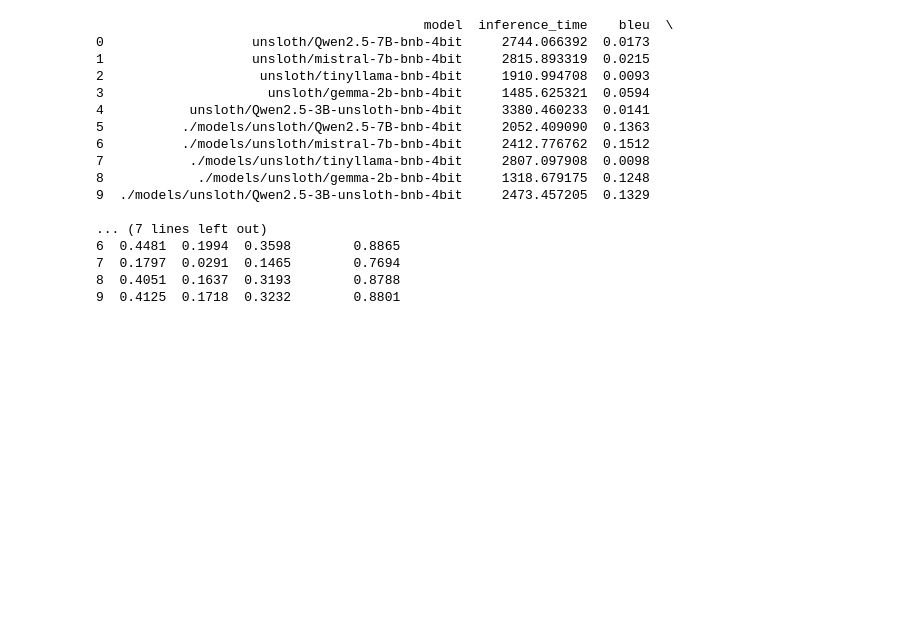
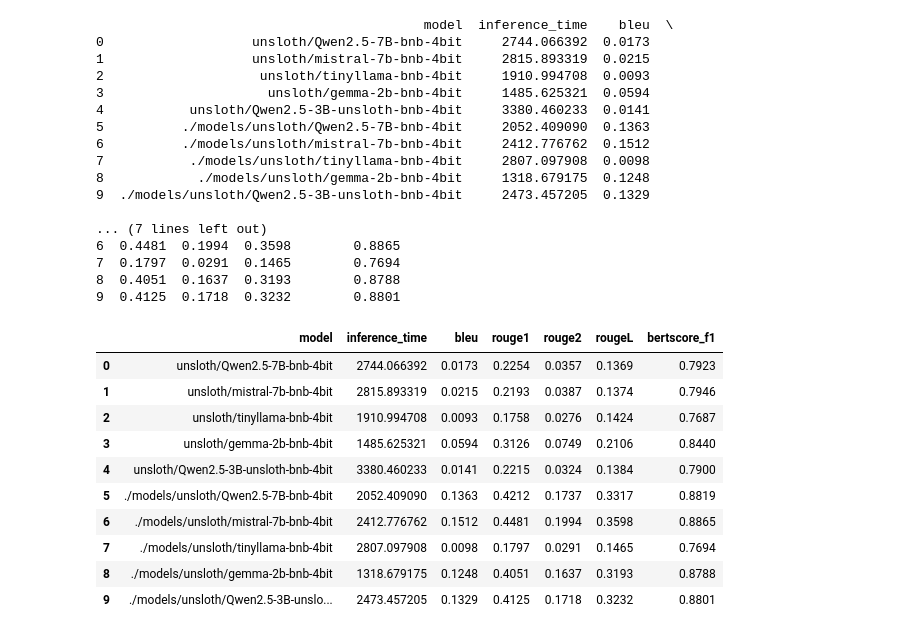
Before and after one commit to michp15/DSC514_NLP_Project, a Jupyter notebook: nlp_modeling.ipynb, the cells around one changed output. Drawn from its saved outputs; the diff is of its cells as text; code cells hidden in the pictures; blank space fills up the shorter version.

```diff
--- a/nlp_modeling.ipynb
+++ b/nlp_modeling.ipynb
@@ -1088,0 +1093,14 @@ df.to_csv('metrics.csv', index=False)
+# %%
+metrics
+# %% [output]
+|  | model | inference_time | bleu | rouge1 | rouge2 | rougeL | bertscore_f1 |
+| 0 | unsloth/Qwen2.5-7B-bnb-4bit | 2744.066392 | 0.0173 | 0.2254 | 0.0357 | 0.1369 | 0.7923 |
+| 1 | unsloth/mistral-7b-bnb-4bit | 2815.893319 | 0.0215 | 0.2193 | 0.0387 | 0.1374 | 0.7946 |
+| 2 | unsloth/tinyllama-bnb-4bit | 1910.994708 | 0.0093 | 0.1758 | 0.0276 | 0.1424 | 0.7687 |
+| 3 | unsloth/gemma-2b-bnb-4bit | 1485.625321 | 0.0594 | 0.3126 | 0.0749 | 0.2106 | 0.8440 |
+| 4 | unsloth/Qwen2.5-3B-unsloth-bnb-4bit | 3380.460233 | 0.0141 | 0.2215 | 0.0324 | 0.1384 | 0.7900 |
+| 5 | ./models/unsloth/Qwen2.5-7B-bnb-4bit | 2052.409090 | 0.1363 | 0.4212 | 0.1737 | 0.3317 | 0.8819 |
+| 6 | ./models/unsloth/mistral-7b-bnb-4bit | 2412.776762 | 0.1512 | 0.4481 | 0.1994 | 0.3598 | 0.8865 |
+| 7 | ./models/unsloth/tinyllama-bnb-4bit | 2807.097908 | 0.0098 | 0.1797 | 0.0291 | 0.1465 | 0.7694 |
+| 8 | ./models/unsloth/gemma-2b-bnb-4bit | 1318.679175 | 0.1248 | 0.4051 | 0.1637 | 0.3193 | 0.8788 |
+| 9 | ./models/unsloth/Qwen2.5-3B-unslo... | 2473.457205 | 0.1329 | 0.4125 | 0.1718 | 0.3232 | 0.8801 |
```
Also changed, not shown: parts of 8 cells of this notebook.
